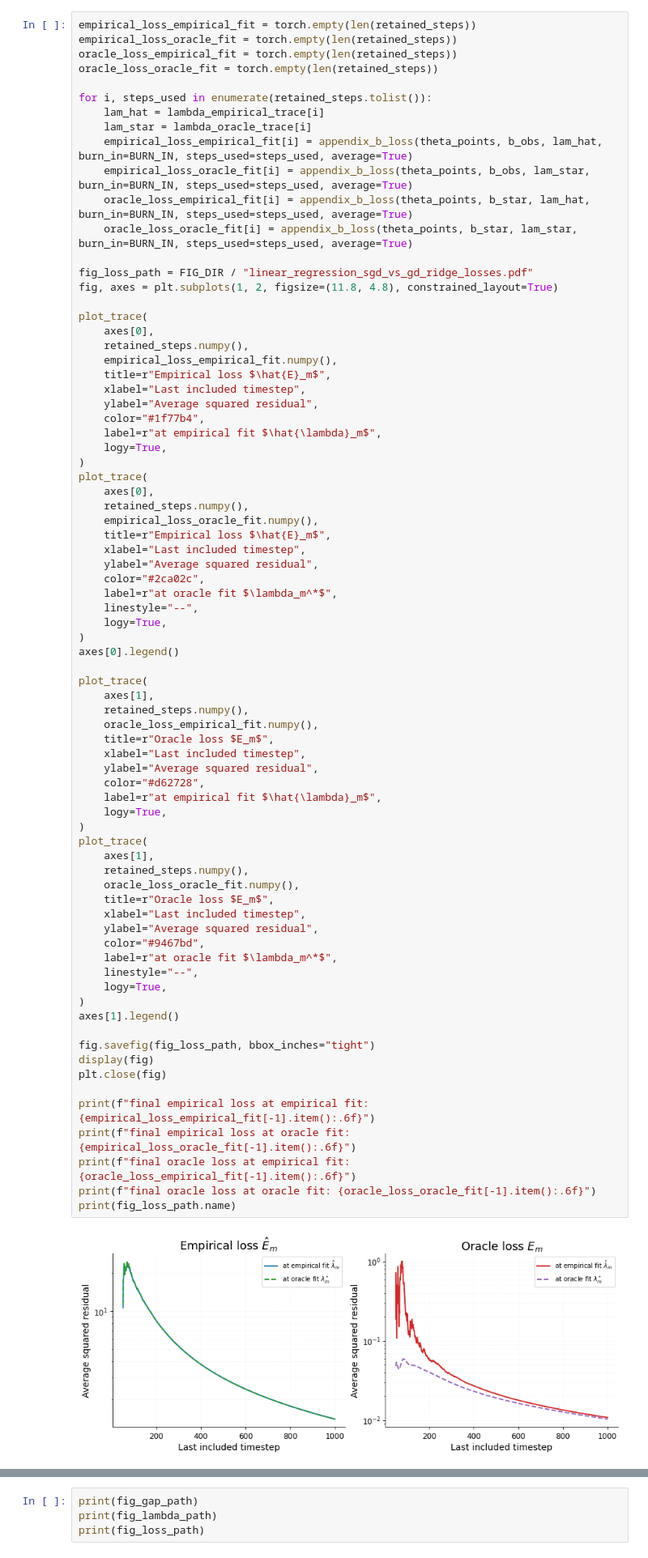
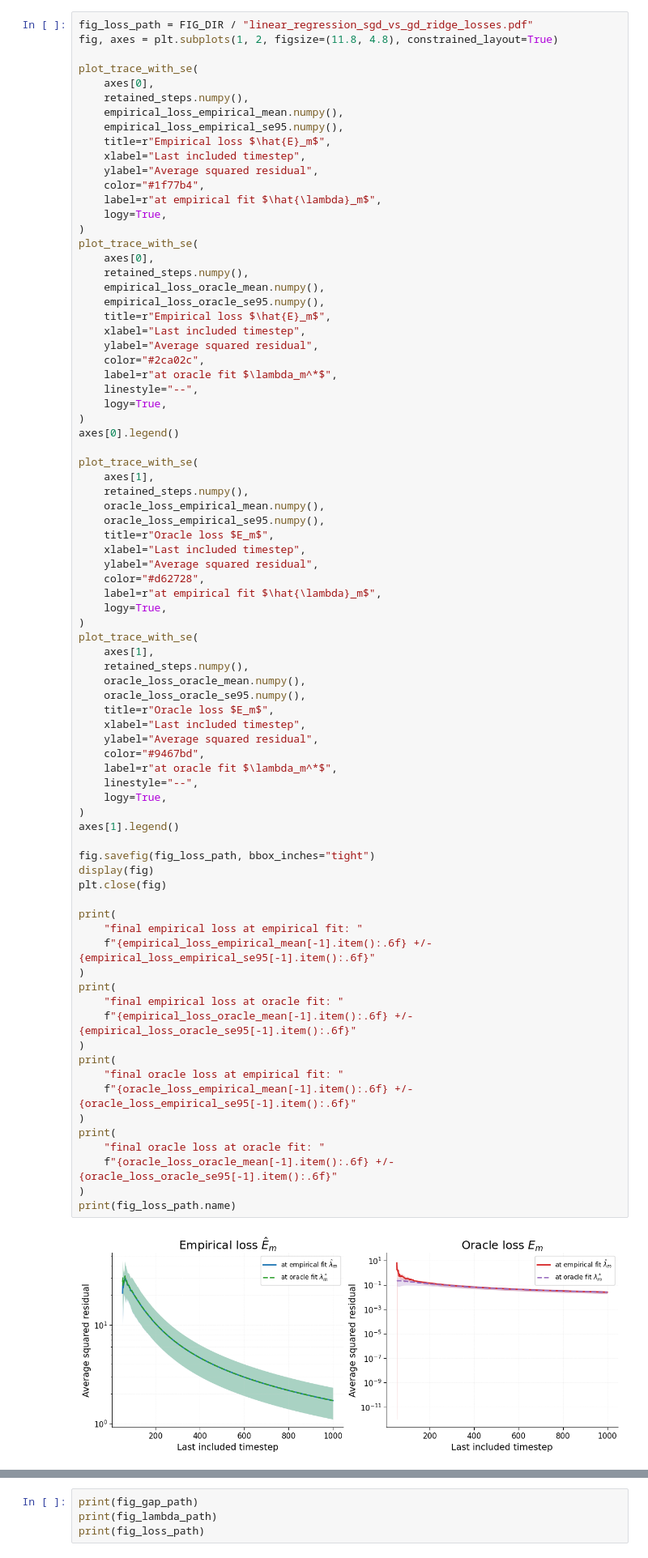
Before and after one commit to jrudoler/estimating-implicit-regularization, a Jupyter notebook: notebooks/linear-regression-trajectory-sgd-vs-gd.ipynb, the cells around one changed output, grey strips where cells are left out. Shown at 81% size. Drawn from its saved outputs; the diff is of its cells as text.

```diff
--- a/notebooks/linear-regression-trajectory-sgd-vs-gd.ipynb
+++ b/notebooks/linear-regression-trajectory-sgd-vs-gd.ipynb
@@ -284,26 +392,14 @@ To keep prefixes comparable, the plotted values are **per-step averages** rather
 
 Each panel compares the empirical-fit scalar `\hat\lambda_m` against the oracle-fit scalar `\lambda_m^*`.
 # %%
-empirical_loss_empirical_fit = torch.empty(len(retained_steps))
-empirical_loss_oracle_fit = torch.empty(len(retained_steps))
-oracle_loss_empirical_fit = torch.empty(len(retained_steps))
-oracle_loss_oracle_fit = torch.empty(len(retained_steps))
-
-for i, steps_used in enumerate(retained_steps.tolist()):
-    lam_hat = lambda_empirical_trace[i]
-    lam_star = lambda_oracle_trace[i]
-    empirical_loss_empirical_fit[i] = appendix_b_loss(theta_points, b_obs, lam_hat, burn_in=BURN_IN, steps_used=steps_used, average=True)
-    empirical_loss_oracle_fit[i] = appendix_b_loss(theta_points, b_obs, lam_star, burn_in=BURN_IN, steps_used=steps_used, average=True)
-    oracle_loss_empirical_fit[i] = appendix_b_loss(theta_points, b_star, lam_hat, burn_in=BURN_IN, steps_used=steps_used, average=True)
-    oracle_loss_oracle_fit[i] = appendix_b_loss(theta_points, b_star, lam_star, burn_in=BURN_IN, steps_used=steps_used, average=True)
-
 fig_loss_path = FIG_DIR / "linear_regression_sgd_vs_gd_ridge_losses.pdf"
 fig, axes = plt.subplots(1, 2, figsize=(11.8, 4.8), constrained_layout=True)
 
-plot_trace(
+plot_trace_with_se(
     axes[0],
     retained_steps.numpy(),
-    empirical_loss_empirical_fit.numpy(),
+    empirical_loss_empirical_mean.numpy(),
+    empirical_loss_empirical_se95.numpy(),
     title=r"Empirical loss $\hat{E}_m$",
     xlabel="Last included timestep",
     ylabel="Average squared residual",
@@ -311,10 +407,11 @@ plot_trace(
     label=r"at empirical fit $\hat{\lambda}_m$",
     logy=True,
 )
-plot_trace(
+plot_trace_with_se(
     axes[0],
     retained_steps.numpy(),
-    empirical_loss_oracle_fit.numpy(),
+    empirical_loss_oracle_mean.numpy(),
+    empirical_loss_oracle_se95.numpy(),
     title=r"Empirical loss $\hat{E}_m$",
     xlabel="Last included timestep",
     ylabel="Average squared residual",
@@ -325,39 +422,53 @@ plot_trace(
 )
 axes[0].legend()
 
-plot_trace(
+plot_trace_with_se(
     axes[1],
     retained_steps.numpy(),
-    oracle_loss_empirical_fit.numpy(),
+    oracle_loss_empirical_mean.numpy(),
+    oracle_loss_empirical_se95.numpy(),
     title=r"Oracle loss $E_m$",
     xlabel="Last included timestep",
     ylabel="Average squared residual",
     color="#d62728",
     label=r"at empirical fit $\hat{\lambda}_m$",
     logy=True,
 )
-plot_trace(
+plot_trace_with_se(
     axes[1],
     retained_steps.numpy(),
-    oracle_loss_oracle_fit.numpy(),
+    oracle_loss_oracle_mean.numpy(),
+    oracle_loss_oracle_se95.numpy(),
     title=r"Oracle loss $E_m$",
     xlabel="Last included timestep",
     ylabel="Average squared residual",
     color="#9467bd",
     label=r"at oracle fit $\lambda_m^*$",
     linestyle="--",
     logy=True,
 )
 axes[1].legend()
 
 fig.savefig(fig_loss_path, bbox_inches="tight")
 display(fig)
 plt.close(fig)
 
-print(f"final empirical loss at empirical fit: {empirical_loss_empirical_fit[-1].item():.6f}")
-print(f"final empirical loss at oracle fit: {empirical_loss_oracle_fit[-1].item():.6f}")
-print(f"final oracle loss at empirical fit: {oracle_loss_empirical_fit[-1].item():.6f}")
-print(f"final oracle loss at oracle fit: {oracle_loss_oracle_fit[-1].item():.6f}")
+print(
+    "final empirical loss at empirical fit: "
+    f"{empirical_loss_empirical_mean[-1].item():.6f} +/- {empirical_loss_empirical_se95[-1].item():.6f}"
+)
+print(
+    "final empirical loss at oracle fit: "
+    f"{empirical_loss_oracle_mean[-1].item():.6f} +/- {empirical_loss_oracle_se95[-1].item():.6f}"
+)
+print(
+    "final oracle loss at empirical fit: "
+    f"{oracle_loss_empirical_mean[-1].item():.6f} +/- {oracle_loss_empirical_se95[-1].item():.6f}"
+)
+print(
+    "final oracle loss at oracle fit: "
+    f"{oracle_loss_oracle_mean[-1].item():.6f} +/- {oracle_loss_oracle_se95[-1].item():.6f}"
+)
 print(fig_loss_path.name)
 # %% [output]
-[figure, old version]
+[figure, new version]
```
Also changed, not shown: parts of 11 cells of this notebook, 8 other files.
